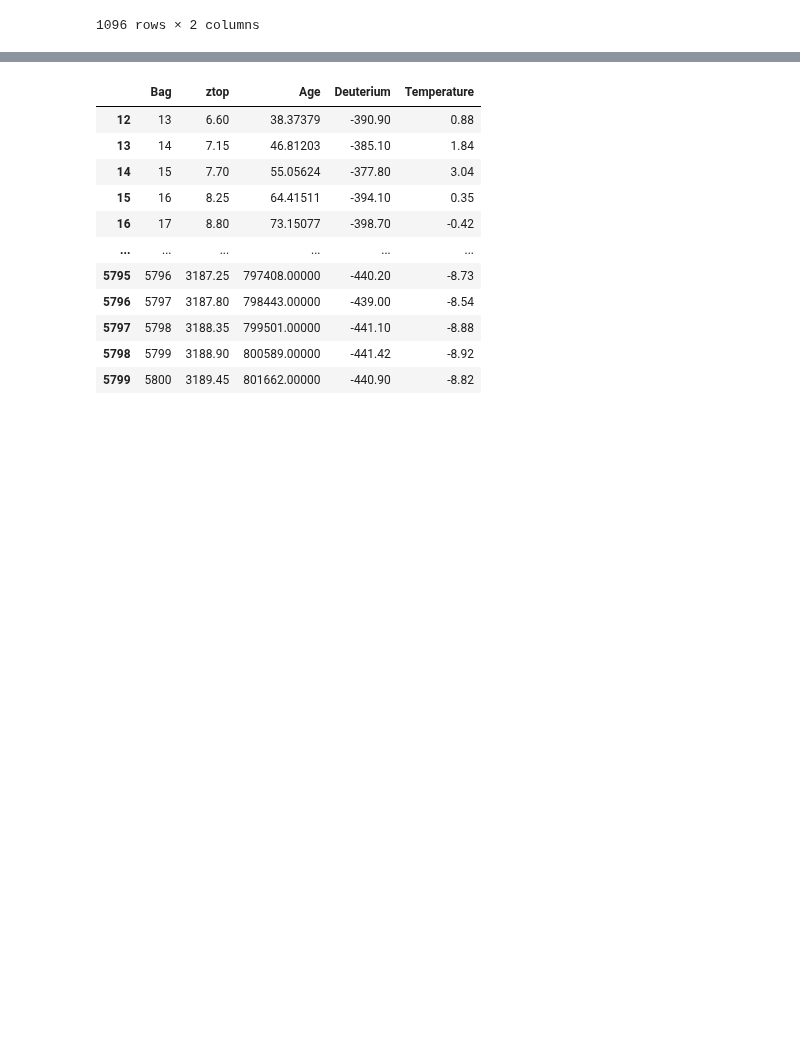
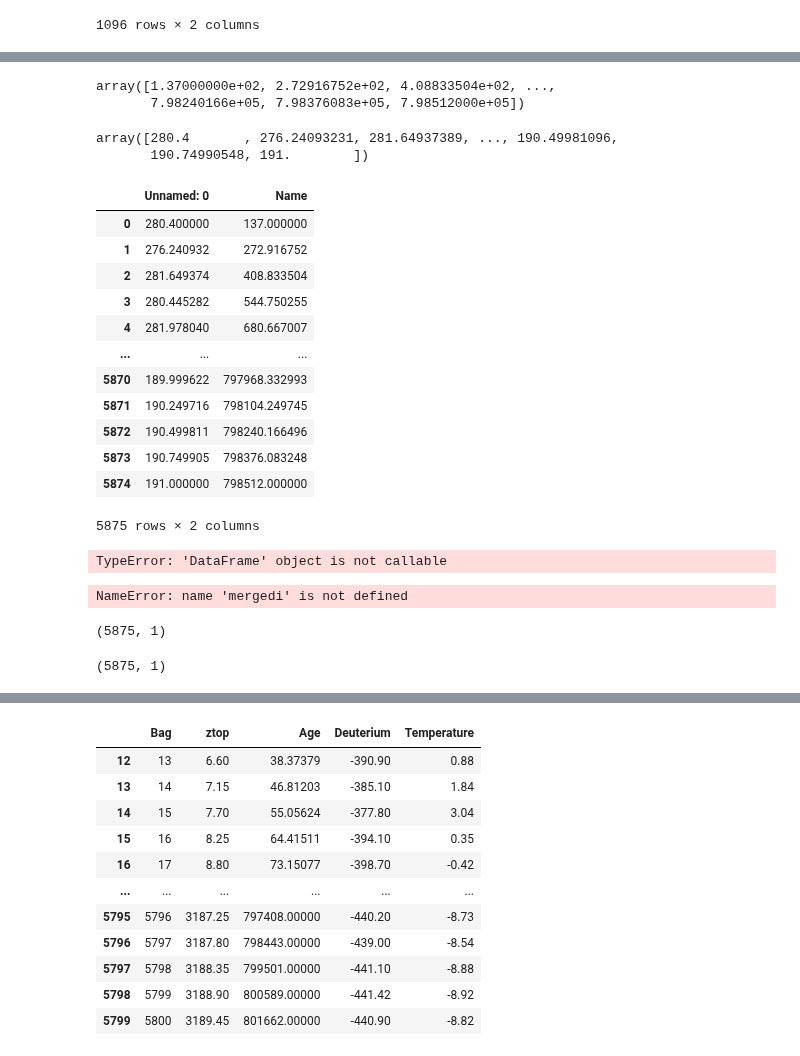
Before and after one commit to dectan/Programming-for-Data-Analysis-Project-2, a Jupyter notebook: test3.ipynb, the cells around one changed output, grey strips where cells are left out. Saved outputs shown, nothing was run; the diff lists cells and outputs as text; code cells hidden in the pictures; blank space fills up the shorter version.

Commit message:
new dataframe added with interpolated data

```diff
--- a/test3.ipynb
+++ b/test3.ipynb
@@ -682,0 +702,10 @@ df11
+# %%
+int_age
+# %% [output]
+array([1.37000000e+02, 2.72916752e+02, 4.08833504e+02, ...,
+       7.98240166e+05, 7.98376083e+05, 7.98512000e+05])
+# %%
+int_co2
+# %% [output]
+array([280.4       , 276.24093231, 281.64937389, ..., 190.49981096,
+       190.74990548, 191.        ])
@@ -682,0 +718,21 @@ df11
+# %%
+dfi=pd.read_csv('interpolated.csv')
+dfi
+# %% [output]
+|  | Unnamed: 0 | Name |
+| 0 | 280.400000 | 137.000000 |
+| 1 | 276.240932 | 272.916752 |
+| 2 | 281.649374 | 408.833504 |
+| 3 | 280.445282 | 544.750255 |
+| 4 | 281.978040 | 680.667007 |
+| ... | ... | ... |
+| 5870 | 189.999622 | 797968.332993 |
+| 5871 | 190.249716 | 798104.249745 |
+| 5872 | 190.499811 | 798240.166496 |
+| 5873 | 190.749905 | 798376.083248 |
+| 5874 | 191.000000 | 798512.000000 |
+5875 rows × 2 columns
+# %%
+plt.plot(dfi('Unnamed: 0',dfi('0', label = 'Inter')))
+# %% [output]
+TypeError: 'DataFrame' object is not callable
@@ -682,0 +741,8 @@ df11
+# %%
+mergedi
+# %% [output]
+NameError: name 'mergedi' is not defined
+# %%
+dfa.shape
+# %% [output]
+(5875, 1)
@@ -682,0 +751,4 @@ df11
+# %%
+dfa.shape
+# %% [output]
+(5875, 1)
```
Also changed, not shown: parts of 14 cells of this notebook, 2 other files.
